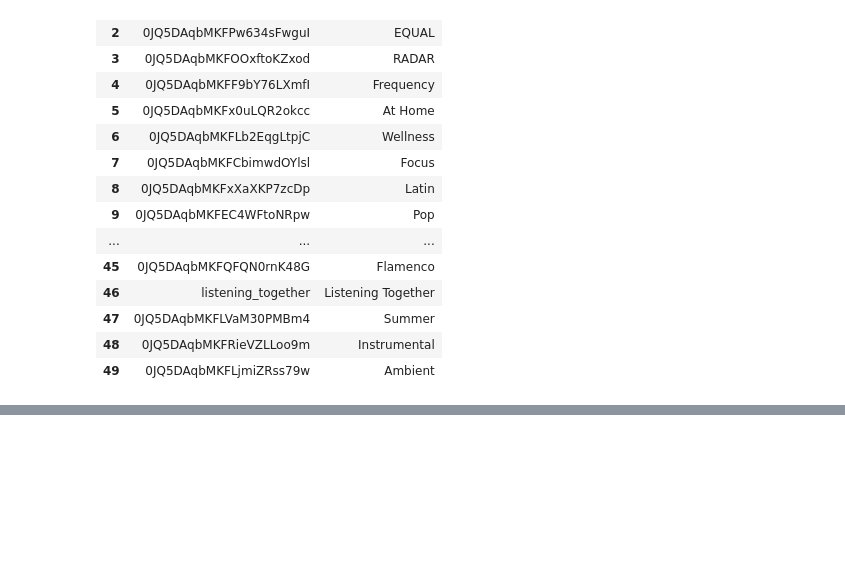
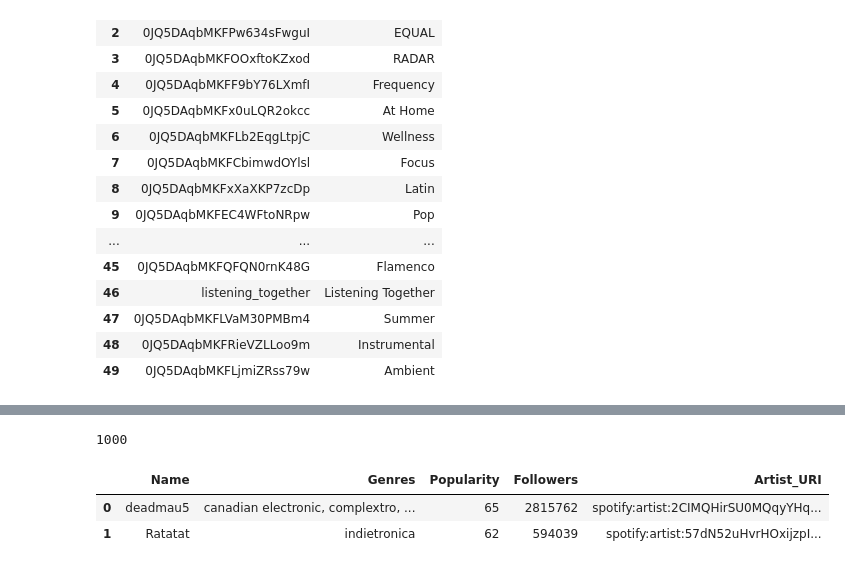
Before and after one commit to chainReactionCol/newRep, a Jupyter notebook: spotifyApiConnection.ipynb, the cells around one changed output, grey strips where cells are left out. Saved outputs shown, nothing was run; the diff lists cells and outputs as text; code cells hidden in the pictures; blank space fills up the shorter version.

Commit message:
New data extracted from Spotify Api

```diff
--- a/spotifyApiConnection.ipynb
+++ b/spotifyApiConnection.ipynb
@@ -171,0 +202,10 @@ df_artist
+# %%
+#artist_ids = ["2CIMQHirSU0MQqyYHq0eOx", "57dN52uHvrHOxijzpIgu3E"]  # Reemplaza con los IDs de los artistas que quieras consultar
+token=access_token
+# Obtener respuesta de la API
+response_data = get_artists_from_spotify(token, metal_artist_ids)
+
+# Procesar la respuesta con la función extract_artists_to_dataframe
+df_metal_artist = extract_artists_to_dataframe(response_data)
+#print(df)
+df_metal_artist
@@ -171,0 +262,27 @@ df_artist
+# %%
+genre = "death metal"
+MetaL_artist_ids = get_artists_by_genre2(genre, access_token, total_limit=1000)
+print(len(MetaL_artist_ids))  # Esto debería imprimir el número de artist IDs recopilados, hasta un máximo de 9000.
+# %% [output]
+1000
+# %%
+def extract_artists_to_dataframe2(artist_list):
+    # Lista para almacenar los datos formateados de los artistas
+    formatted_artist_data = []
+
+    # Iterar sobre cada artista en la lista proporcionada
+    for artist in artist_list:
+        # Extraer la información relevante
+        artist_info = {
+            'Name': artist['name'],
+            'Genres': ', '.join(artist['genres']),
+            'Popularity': artist['popularity'],
+            'Followers': artist['followers']['total'],
+            'Artist_URI': artist['uri']
+        }
+        # Agregar a la lista
+        formatted_artist_data.append(artist_info)
+
+    # Convertir la lista de diccionarios en un DataFrame
+    df_artist = pd.DataFrame(formatted_artist_data)
+    return df_artist
@@ -171,0 +334,18 @@ df_artist
+# %%
+batch_size = 50  # Spotify API limit
+df_METAL_artists = pd.DataFrame()  # DataFrame vacío para almacenar los datos
+
+# Procesar los artist IDs en batches
+for i in range(0, len(artist_ids), batch_size):
+    batch_ids = artist_ids[i:i+batch_size]
+    batch_data = get_artists_from_spotify2(token, batch_ids, batch_size)
+    df_batch = extract_artists_to_dataframe2(batch_data)  # Asumiendo que esta función ya está definida
+    df_METAL_artists = pd.concat([df_METAL_artists, df_batch], ignore_index=True)
+
+#print(df_artists)
+# %%
+df_METAL_artists
+# %% [output]
+|  | Name | Genres | Popularity | Followers | Artist_URI |
+| 0 | deadmau5 | canadian electronic, complextro, ... | 65 | 2815762 | spotify:artist:2CIMQHirSU0MQqyYHq... |
+| 1 | Ratatat | indietronica | 62 | 594039 | spotify:artist:57dN52uHvrHOxijzpI... |
```
Also changed, not shown: parts of 6 cells of this notebook, 3 other files.
